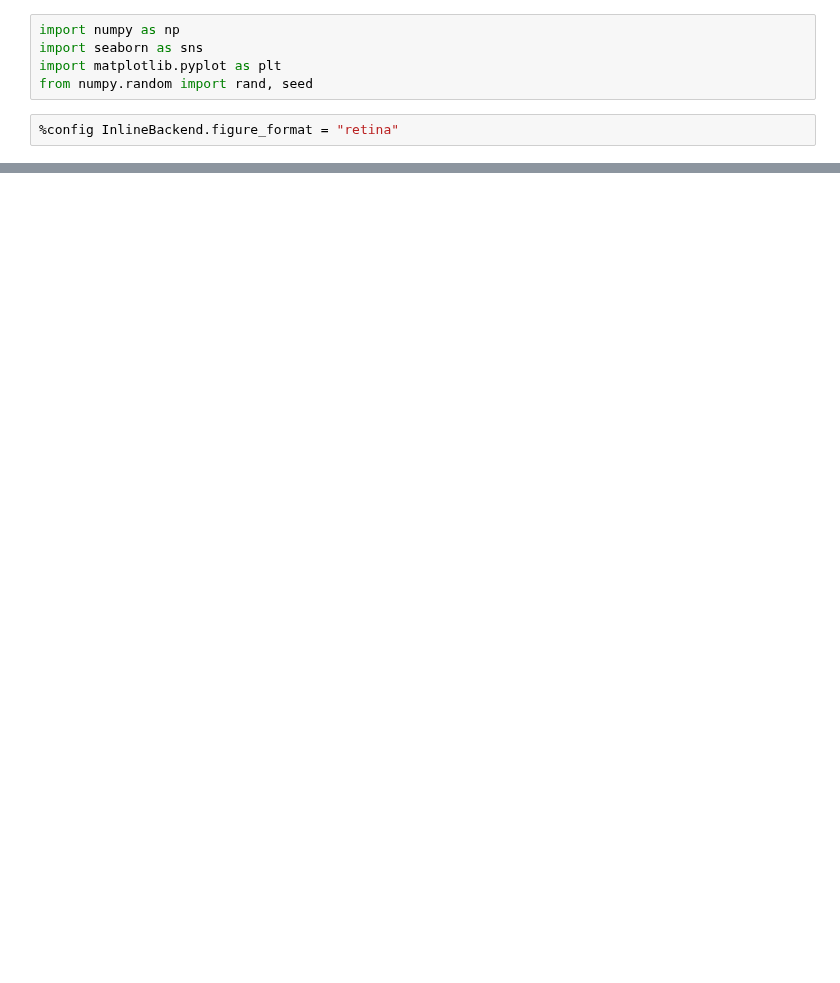
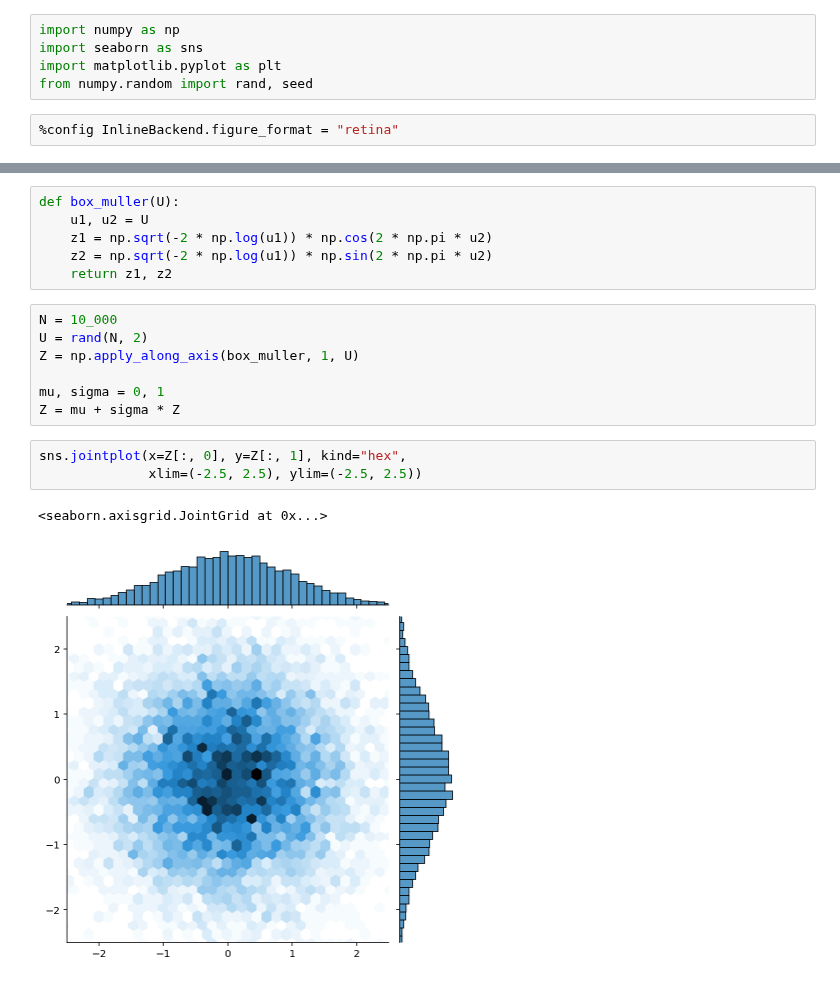
Before and after one commit to gerdm/prml, a Jupyter notebook: chapter11/transformation-random-variables.ipynb, the cells around one changed output, grey strips where cells are left out. Saved outputs shown, nothing was run; the diff lists cells and outputs as text; blank space fills up the shorter version.

```diff
--- a/chapter11/transformation-random-variables.ipynb
+++ b/chapter11/transformation-random-variables.ipynb
@@ -24,0 +55,19 @@ ax[1].set_title("Exponential Distribution", fontsize=15);
+# %%
+def box_muller(U):
+    u1, u2 = U
+    z1 = np.sqrt(-2 * np.log(u1)) * np.cos(2 * np.pi * u2)
+    z2 = np.sqrt(-2 * np.log(u1)) * np.sin(2 * np.pi * u2)
+    return z1, z2
+# %%
+N = 10_000
+U = rand(N, 2)
+Z = np.apply_along_axis(box_muller, 1, U)
+
+mu, sigma = 0, 1
+Z = mu + sigma * Z
+# %%
+sns.jointplot(x=Z[:, 0], y=Z[:, 1], kind="hex",
+              xlim=(-2.5, 2.5), ylim=(-2.5, 2.5))
+# %% [output]
+<seaborn.axisgrid.JointGrid at 0x...>
+[figure, added]
```
Also changed, not shown: parts of 6 cells of this notebook.
